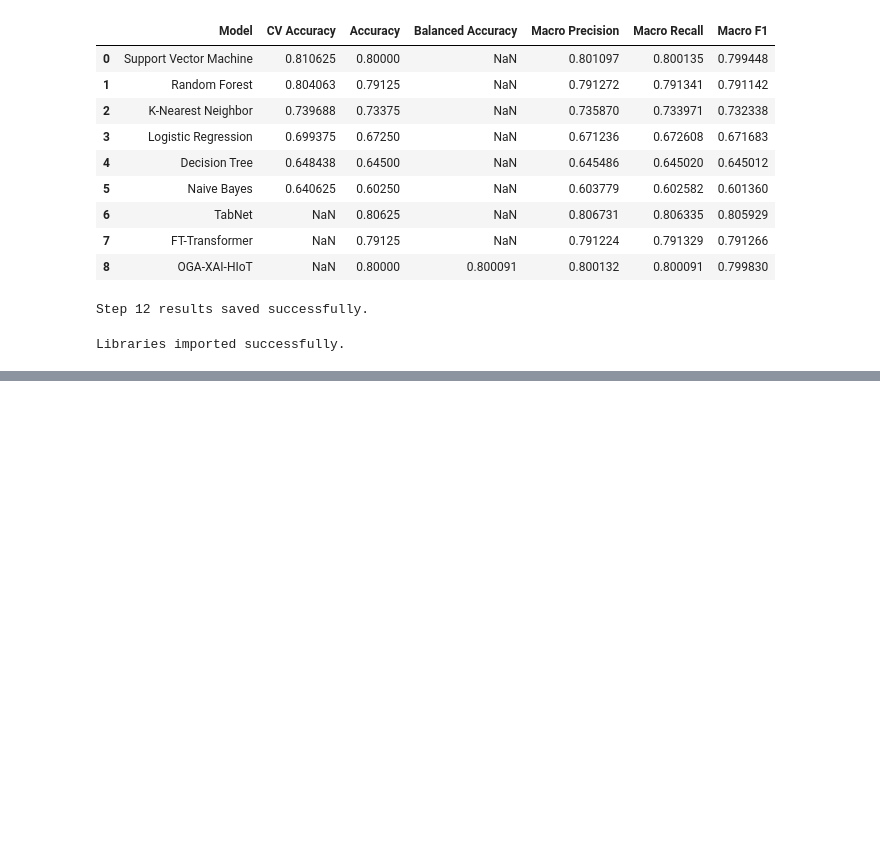
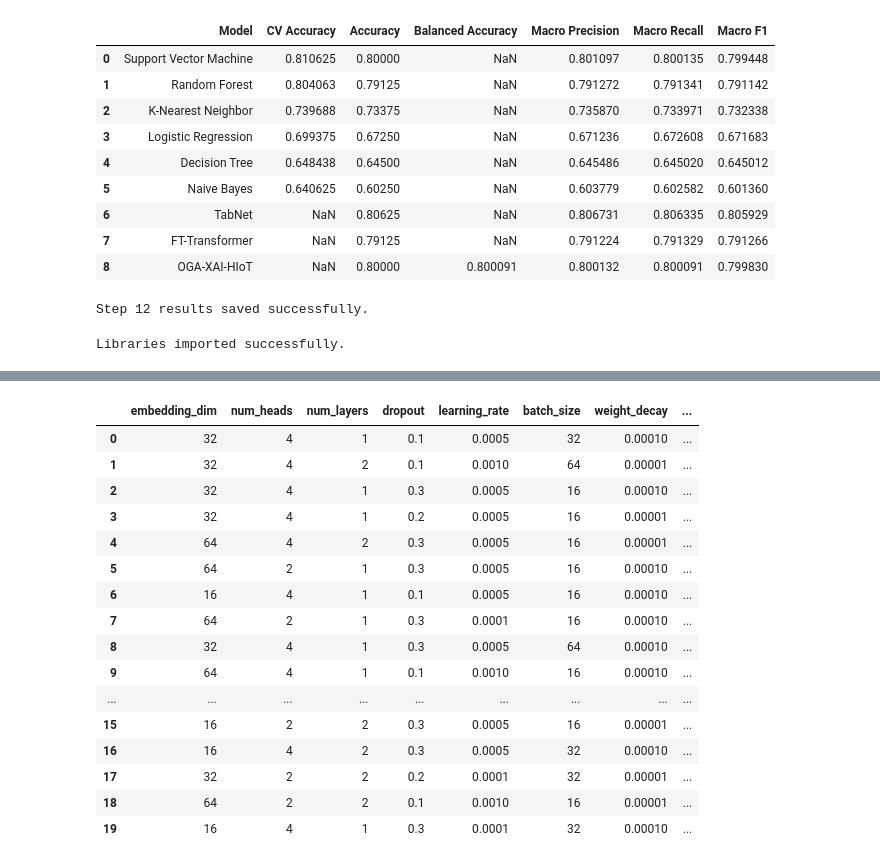
Before and after one commit to Sia0412/Flask-Mega, a Jupyter notebook: IOT_ecosystem.ipynb, the cells around one changed output, grey strips where cells are left out. Saved outputs shown, nothing was run; the diff lists cells and outputs as text; code cells hidden in the pictures; blank space fills up the shorter version.

```diff
--- a/IOT_ecosystem.ipynb
+++ b/IOT_ecosystem.ipynb
@@ -4998,0 +6110,55 @@ Hyperparameter search space created.
+# %%
+#@title Display all tuning
+tuning_results_df = pd.DataFrame(
+
+    all_tuning_results
+
+)
+
+
+# Sort by Validation Macro F1
+
+tuning_results_df = (
+
+    tuning_results_df
+
+    .sort_values(
+
+        by="best_val_macro_f1",
+
+        ascending=False
+
+    )
+
+    .reset_index(
+
+        drop=True
+
+    )
+
+)
+
+
+display(
+
+    tuning_results_df
+
+)
+# %% [output]
+|  | embedding_dim | num_heads | num_layers | dropout | learning_rate | batch_size | weight_decay | ... |
+| 0 | 32 | 4 | 1 | 0.1 | 0.0005 | 32 | 0.00010 | ... |
+| 1 | 32 | 4 | 2 | 0.1 | 0.0010 | 64 | 0.00001 | ... |
+| 2 | 32 | 4 | 1 | 0.3 | 0.0005 | 16 | 0.00010 | ... |
+| 3 | 32 | 4 | 1 | 0.2 | 0.0005 | 16 | 0.00001 | ... |
+| 4 | 64 | 4 | 2 | 0.3 | 0.0005 | 16 | 0.00001 | ... |
+| 5 | 64 | 2 | 1 | 0.3 | 0.0005 | 16 | 0.00010 | ... |
+| 6 | 16 | 4 | 1 | 0.1 | 0.0005 | 16 | 0.00010 | ... |
+| 7 | 64 | 2 | 1 | 0.3 | 0.0001 | 16 | 0.00010 | ... |
+| 8 | 32 | 4 | 1 | 0.3 | 0.0005 | 64 | 0.00010 | ... |
+| 9 | 64 | 4 | 1 | 0.1 | 0.0010 | 16 | 0.00010 | ... |
+| ... | ... | ... | ... | ... | ... | ... | ... | ... |
+| 15 | 16 | 2 | 2 | 0.3 | 0.0005 | 16 | 0.00001 | ... |
+| 16 | 16 | 4 | 2 | 0.3 | 0.0005 | 32 | 0.00010 | ... |
+| 17 | 32 | 2 | 2 | 0.2 | 0.0001 | 32 | 0.00001 | ... |
+| 18 | 64 | 2 | 2 | 0.1 | 0.0010 | 16 | 0.00001 | ... |
+| 19 | 16 | 4 | 1 | 0.3 | 0.0001 | 32 | 0.00010 | ... |
```
Also changed, not shown: parts of 15 cells of this notebook.
